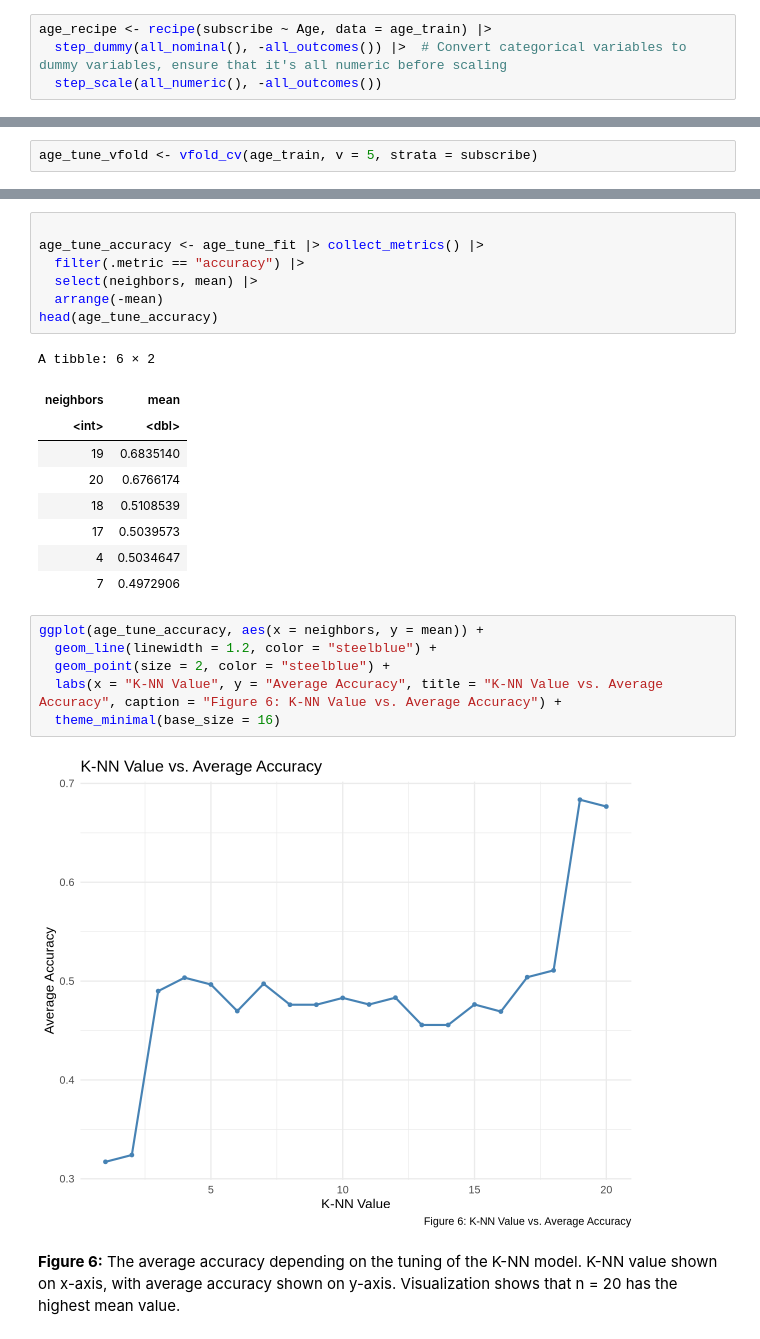
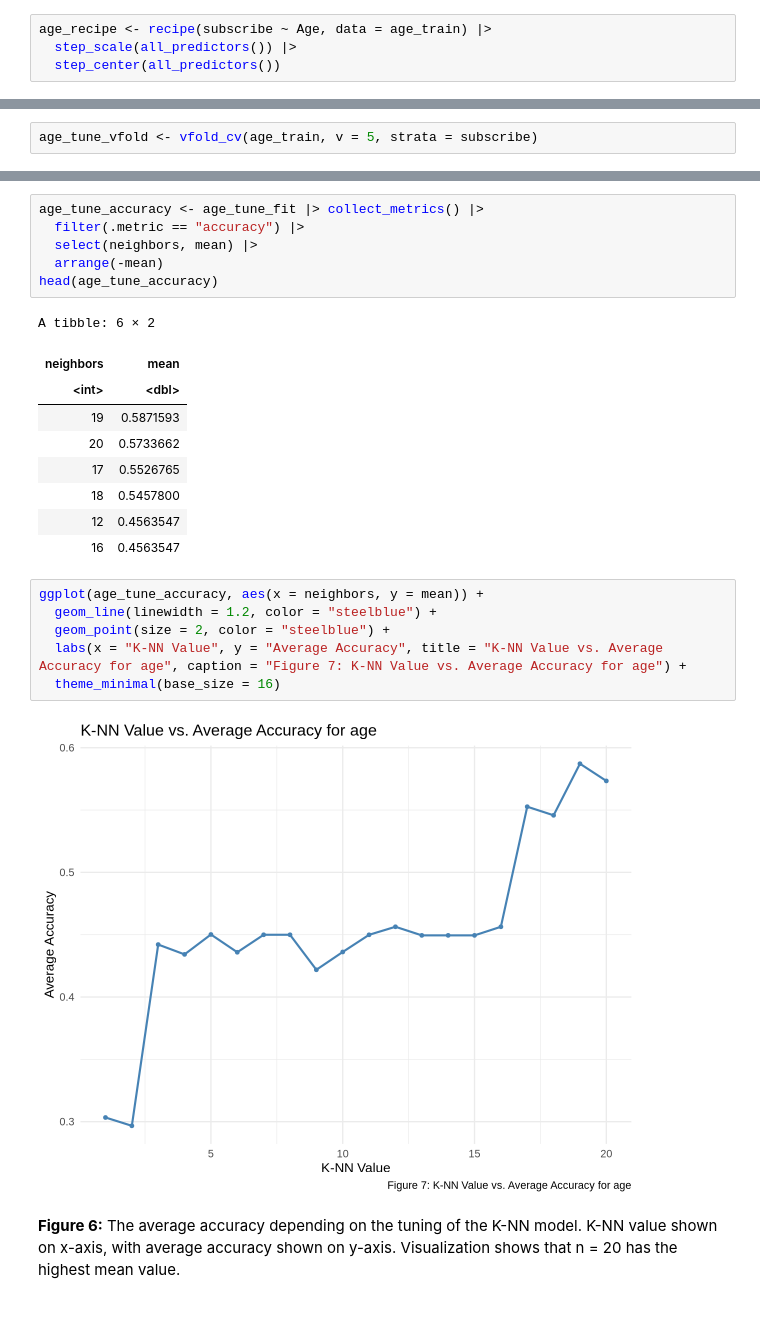
Before and after one commit to SusieFeng316/minecraft_project, a Jupyter notebook: Group.ipynb, the cells around one changed output, grey strips where cells are left out. Drawn from its saved outputs; the diff is of its cells as text.

```diff
--- a/Group.ipynb
+++ b/Group.ipynb
@@ -334,8 +360,8 @@ age_train <- training(age_split)
 age_test <- testing(age_split)
 # %%
 age_recipe <- recipe(subscribe ~ Age, data = age_train) |>
-  step_dummy(all_nominal(), -all_outcomes()) |>  # Convert categorical variables to dummy variables, ensure that it's all numeric before scaling
-  step_scale(all_numeric(), -all_outcomes())
+  step_scale(all_predictors()) |>
+  step_center(all_predictors())
 # %%
 age_tune <- nearest_neighbor(weight_func = "rectangular", neighbors = tune()) |>
   set_engine("kknn") |>
@@ -351,7 +376,6 @@ age_tune_fit <- workflow() |>
   add_model(age_tune) |>
   tune_grid(resamples = age_tune_vfold, grid = age_ks)
 # %%
-
 age_tune_accuracy <- age_tune_fit |> collect_metrics() |>
   filter(.metric == "accuracy") |>
   select(neighbors, mean) |>
@@ -361,20 +385,20 @@ head(age_tune_accuracy)
 A tibble: 6 × 2
 | neighbors | mean |
 | <int> | <dbl> |
-| 19 | 0.6835140 |
-| 20 | 0.6766174 |
-| 18 | 0.5108539 |
-| 17 | 0.5039573 |
-| 4 | 0.5034647 |
-| 7 | 0.4972906 |
+| 19 | 0.5871593 |
+| 20 | 0.5733662 |
+| 17 | 0.5526765 |
+| 18 | 0.5457800 |
+| 12 | 0.4563547 |
+| 16 | 0.4563547 |
 # %%
 ggplot(age_tune_accuracy, aes(x = neighbors, y = mean)) +
   geom_line(linewidth = 1.2, color = "steelblue") +
   geom_point(size = 2, color = "steelblue") +
-  labs(x = "K-NN Value", y = "Average Accuracy", title = "K-NN Value vs. Average Accuracy", caption = "Figure 6: K-NN Value vs. Average Accuracy") +
+  labs(x = "K-NN Value", y = "Average Accuracy", title = "K-NN Value vs. Average Accuracy for age", caption = "Figure 7: K-NN Value vs. Average Accuracy for age") +
   theme_minimal(base_size = 16)
 # %% [output]
-[figure, old version]
+[figure, new version]
 # %% [markdown]
 **Figure 6:** The average accuracy depending on the tuning of the K-NN model. K-NN value shown on x-axis, with average accuracy shown on y-axis. Visualization shows that n = 20 has the highest mean value.
 # %%
```
Also changed, not shown: parts of 58 cells of this notebook.
